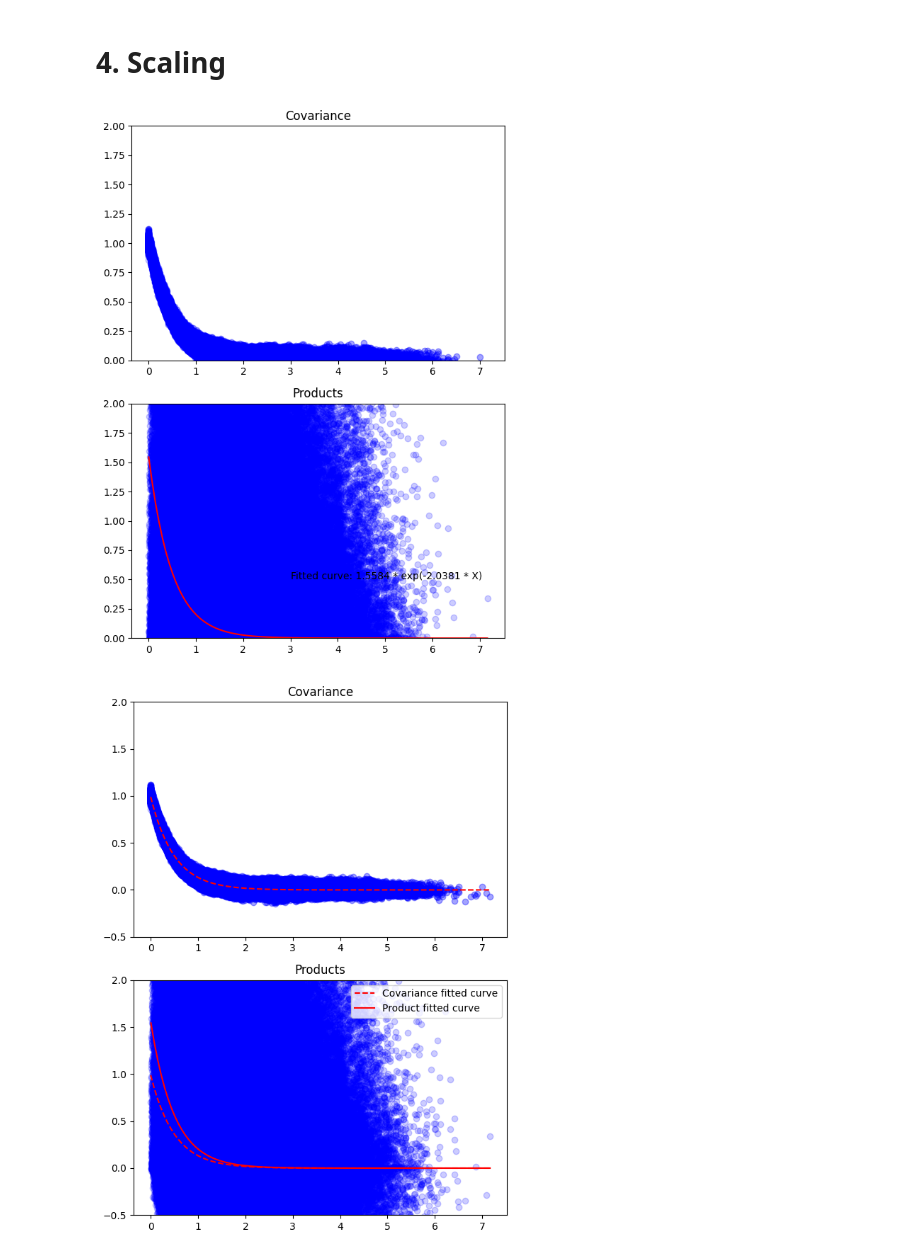
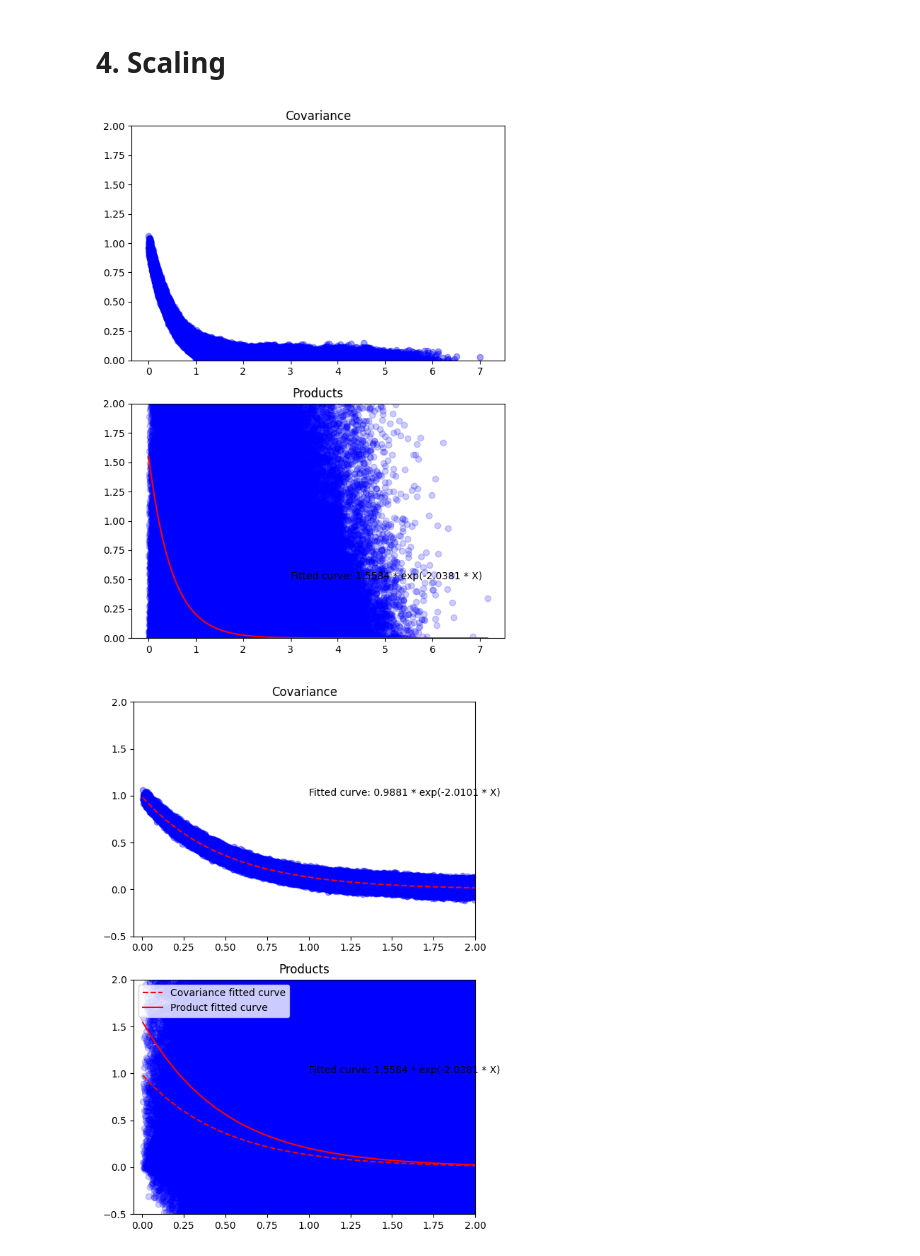
Before and after one commit to 272-burger/Covariance-Modeling, a Jupyter notebook: Covariance/RA_ExpPlotting.ipynb, the cells around one changed output. Drawn from its saved outputs; the diff is of its cells as text; code cells hidden in the pictures.

```diff
--- a/Covariance/RA_ExpPlotting.ipynb
+++ b/Covariance/RA_ExpPlotting.ipynb
@@ -114,3 +151,12 @@ cov_plot = cov.reshape((p*p, ))
+# %%
+# remove if distance = 0
+cal_cov_df = pd.DataFrame({'Distance': d_plot, 'Calculated Covariance': cov_plot})
+mask = (cal_cov_df['Distance'] != 0)
+
+filtered_df = cal_cov_df[mask]
+
+d_plot = filtered_df['Distance']
+cov_plot = filtered_df['Calculated Covariance']
 # %%
 # plotting
 plt.scatter(d_plot, cov_plot, c='blue', alpha=0.2)
@@ -280,33 +327,36 @@ ax2.set_ylim(0, 2)
 plt.tight_layout()
 plt.show()
 # %% [output]
-[figure, old version]
+[figure, new version]
 # %%
 # create two subplots
 fig, (ax1, ax2) = plt.subplots(2, 1, figsize=(6, 8))
 
 # plot the data in the first subplot
 ax1.scatter(d_plot, cov_plot, c='blue', alpha=0.2)
 ax1.plot(x_fit1, y_fit1, c='red', linestyle='dashed', label='Fitted curve')
-# ax1.text(3.0, 0.5, fit1)
+ax1.text(1.0, 1.0, fit1)
 ax1.set_title('Covariance')
 
 # plot the data in the second subplot
 ax2.scatter(dis_pairs, product_pairs, color='blue', alpha=0.2)
 ax2.plot(x_fit1, y_fit1, c='red', linestyle='dashed', label='Covariance fitted curve')
 ax2.plot(x_fit2, y_fit2, c='red', label='Product fitted curve')
-# ax2.text(3.0, 0.5, fit2)
+ax2.text(1.0, 1.0, fit2)
 ax2.legend()
 ax2.set_title('Products')
 
 # adjust the y-axis limits of both subplots to be the same
 # min_y = min(np.min(cov_plot), np.min(product_pairs))
 # max_y = max(np.max(cov_plot), np.max(product_pairs))
 ax1.set_ylim(-0.5, 2)
 ax2.set_ylim(-0.5, 2)
 
+ax1.set_xlim(-0.05, 2)
+ax2.set_xlim(-0.05, 2)
+
 # display the plots
 plt.tight_layout()
 plt.show()
 # %% [output]
-[figure, old version]
+[figure, new version]
```
Also changed, not shown: parts of 7 cells of this notebook.
